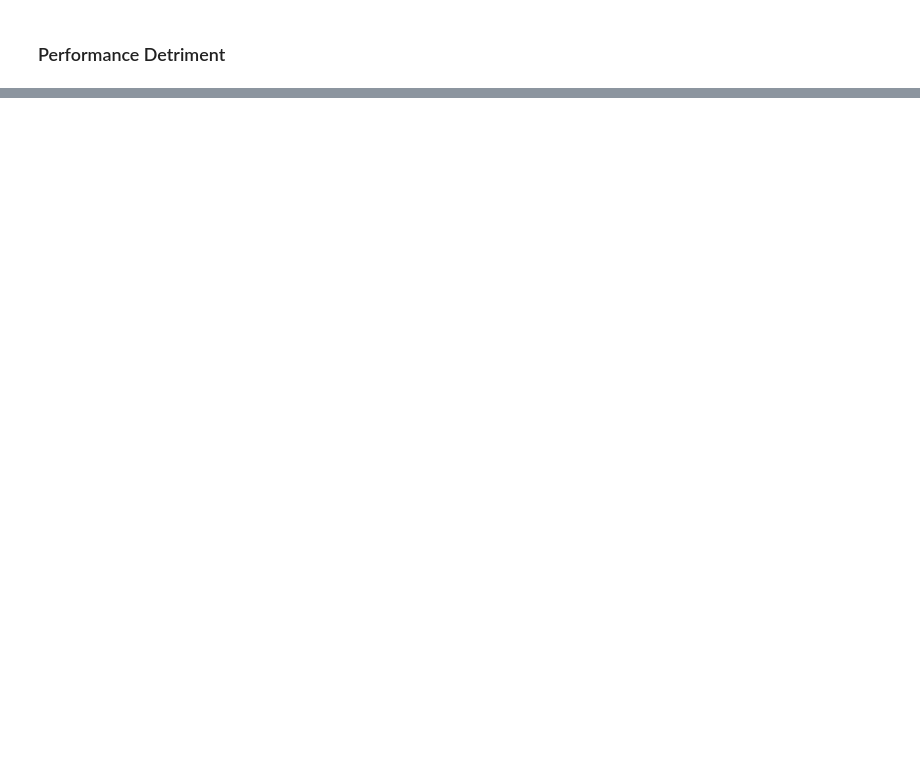
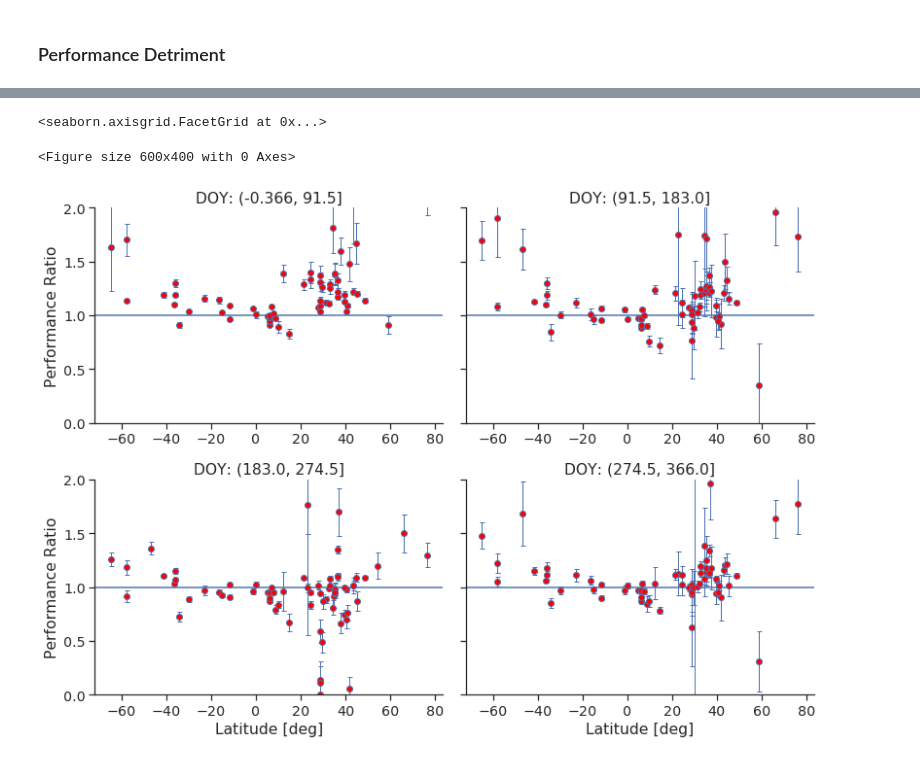
Before and after one commit to HuckleyLab/phyto-mhw, a Jupyter notebook: analysis/Individual_Isolate_performance.ipynb, the cells around one changed output, grey strips where cells are left out. Saved outputs shown, nothing was run; the diff lists cells and outputs as text; code cells hidden in the pictures; blank space fills up the shorter version.

```diff
--- a/analysis/Individual_Isolate_performance.ipynb
+++ b/analysis/Individual_Isolate_performance.ipynb
@@ -574,0 +626,15 @@ Text(0.75, 0.05, 'Modeled Performance')
+# %%
+a['peak_doy_bin'] = pd.cut(a.peak_doy, bins=4)
+# %%
+mhw_isolates_season_groups = a.groupby(['isolate', 'peak_doy_bin'])
+# %%
+mhw_isolates_season = pd.concat(
+    [
+        mhw_isolates_season_groups.mean().add_suffix("_mean"),
+        mhw_isolates_season_groups.std().add_suffix("_std"),
+        mhw_isolates_season_groups.count().iloc[:, 0].rename("value_count")
+    ],
+    axis=1
+)
+# %%
+mhw_isolates_season = mhw_isolates_season.reset_index()
@@ -574,0 +657,22 @@ Text(0.75, 0.05, 'Modeled Performance')
+# %%
+fig = plt.figure(dpi=100)
+fg = sns.FacetGrid(
+    mhw_isolates_season,
+    col='peak_doy_bin', col_wrap=2,
+    height=4, aspect=1.4,
+    sharex=False,
+)
+fg.map(
+    plt.errorbar,
+    'lat_mean', 'performance_ratio_mean_mean', 'performance_ratio_mean_std',
+    fmt='o', capsize=2.5, linewidth=1, mfc='red',
+)
+fg.map(lambda color: plt.gca().axhline(1.0))
+fg.map(lambda color: plt.gca().set_ylim([0, 2]))
+fg.set_xlabels("Latitude [deg]")
+fg.set_ylabels("Performance Ratio")
+fg.set_titles(col_template="DOY: {col_name}")
+# %% [output]
+<seaborn.axisgrid.FacetGrid at 0x...>
+<Figure size 600x400 with 0 Axes>
+[figure, added]
```
Also changed, not shown: parts of 15 cells of this notebook.
